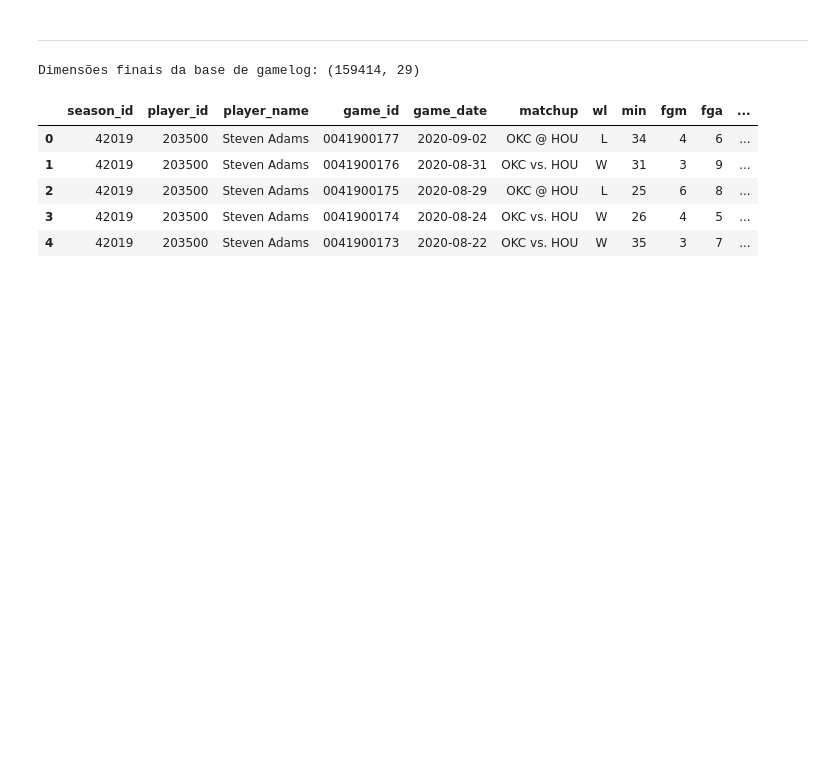
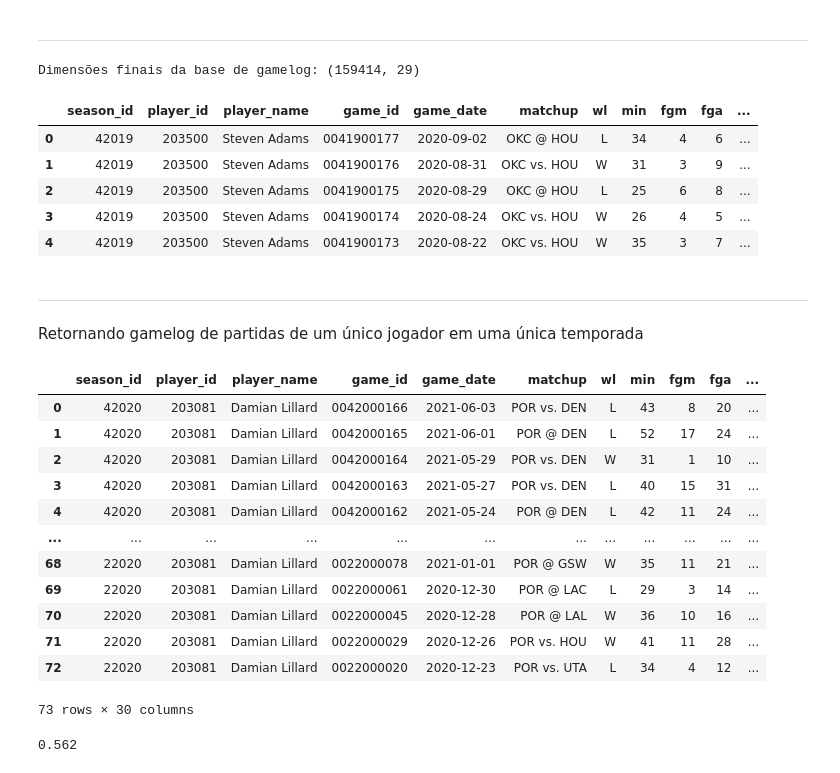
Before and after one commit to ThiagoPanini/nbaflow, a Jupyter notebook: notebooks/NBAflow-doc-api.ipynb, the cells around one changed output. Drawn from its saved outputs; the diff is of its cells as text; code cells hidden in the pictures; blank space fills up the shorter version.

Commit message:
Documentando extracao pontual de partidas de jogadores individuais

```diff
--- a/notebooks/NBAflow-doc-api.ipynb
+++ b/notebooks/NBAflow-doc-api.ipynb
@@ -1311,3 +1312,42 @@ Dimensões finais da base de gamelog: (159414, 29)
 | 2 | 42019 | 203500 | Steven Adams | 0041900175 | 2020-08-29 | OKC @ HOU | L | 25 | 6 | 8 | ... |
 | 3 | 42019 | 203500 | Steven Adams | 0041900174 | 2020-08-24 | OKC vs. HOU | W | 26 | 4 | 5 | ... |
 | 4 | 42019 | 203500 | Steven Adams | 0041900173 | 2020-08-22 | OKC vs. HOU | W | 35 | 3 | 7 | ... |
+# %% [markdown]
+___
+
+Retornando gamelog de partidas de um único jogador em uma única temporada
+# %%
+# Coletando id do jogador pelo nome
+player_name = 'Damian Lillard'
+player_id = players.find_players_by_full_name('Damian Lillard')[0]['id']
+
+# Definindo temporada default
+current_year = datetime.now().year
+season_default = str(current_year - 1) + '-' + str(current_year)[-2:]
+
+# Instanciando classe e extraindo gamelog
+nba_gamelog = NBAGamelog()
+gamelog = nba_gamelog.player_gamelog_season_complete(player_id, season_default)
+
+# Preparando colunas do DataFrame de retorno
+gamelog.columns = [col.lower() for col in gamelog.columns]
+src_columns = list(gamelog.columns)
+src_columns.insert(2, 'player_name')
+gamelog['player_name'] = player_name
+gamelog = gamelog.loc[:, src_columns]
+
+gamelog
+# %% [output]
+|  | season_id | player_id | player_name | game_id | game_date | matchup | wl | min | fgm | fga | ... |
+| 0 | 42020 | 203081 | Damian Lillard | 0042000166 | 2021-06-03 | POR vs. DEN | L | 43 | 8 | 20 | ... |
+| 1 | 42020 | 203081 | Damian Lillard | 0042000165 | 2021-06-01 | POR @ DEN | L | 52 | 17 | 24 | ... |
+| 2 | 42020 | 203081 | Damian Lillard | 0042000164 | 2021-05-29 | POR vs. DEN | W | 31 | 1 | 10 | ... |
+| 3 | 42020 | 203081 | Damian Lillard | 0042000163 | 2021-05-27 | POR vs. DEN | L | 40 | 15 | 31 | ... |
+| 4 | 42020 | 203081 | Damian Lillard | 0042000162 | 2021-05-24 | POR @ DEN | L | 42 | 11 | 24 | ... |
+| ... | ... | ... | ... | ... | ... | ... | ... | ... | ... | ... | ... |
+| 68 | 22020 | 203081 | Damian Lillard | 0022000078 | 2021-01-01 | POR @ GSW | W | 35 | 11 | 21 | ... |
+| 69 | 22020 | 203081 | Damian Lillard | 0022000061 | 2020-12-30 | POR @ LAC | L | 29 | 3 | 14 | ... |
+| 70 | 22020 | 203081 | Damian Lillard | 0022000045 | 2020-12-28 | POR @ LAL | W | 36 | 10 | 16 | ... |
+| 71 | 22020 | 203081 | Damian Lillard | 0022000029 | 2020-12-26 | POR vs. HOU | W | 41 | 11 | 28 | ... |
+| 72 | 22020 | 203081 | Damian Lillard | 0022000020 | 2020-12-23 | POR vs. UTA | L | 34 | 4 | 12 | ... |
+73 rows × 30 columns
@@ -1313,0 +1389,4 @@ Dimensões finais da base de gamelog: (159414, 29)
+# %%
+pct_wins
+# %% [output]
+0.562
```
Also changed, not shown: parts of 2 cells of this notebook.
